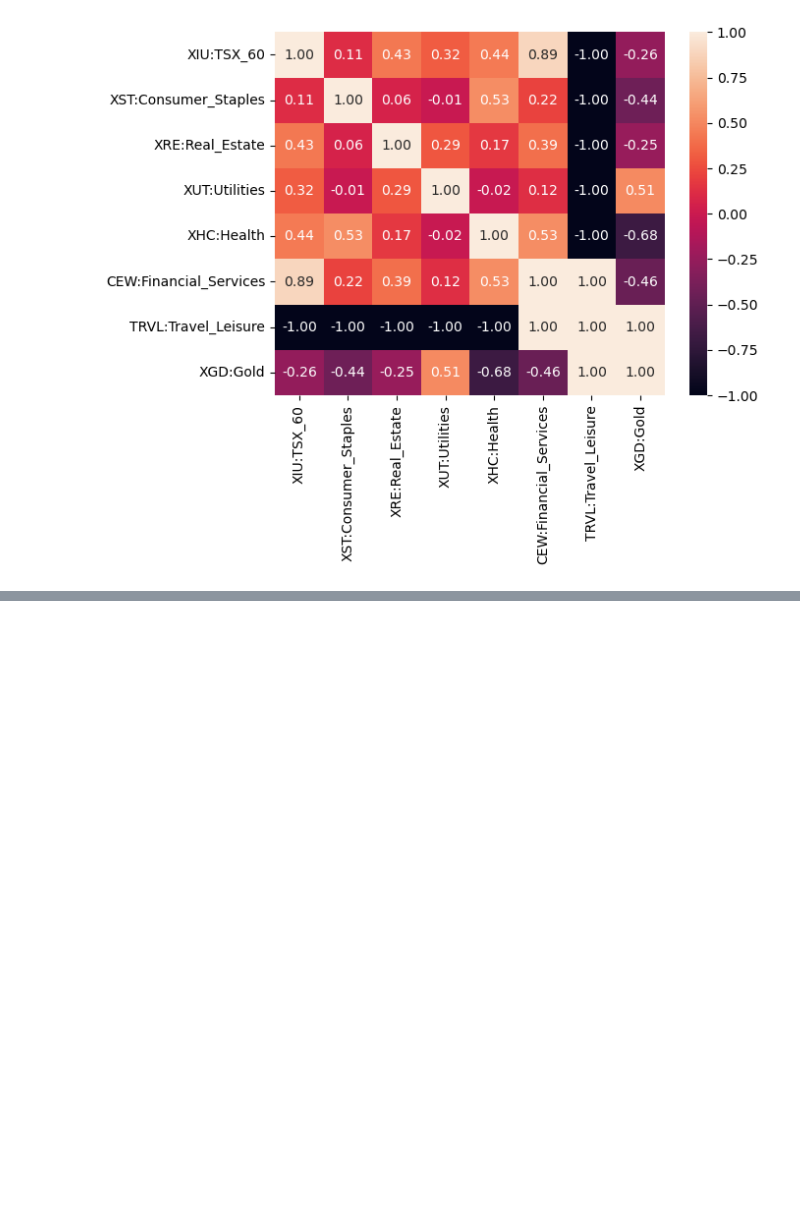
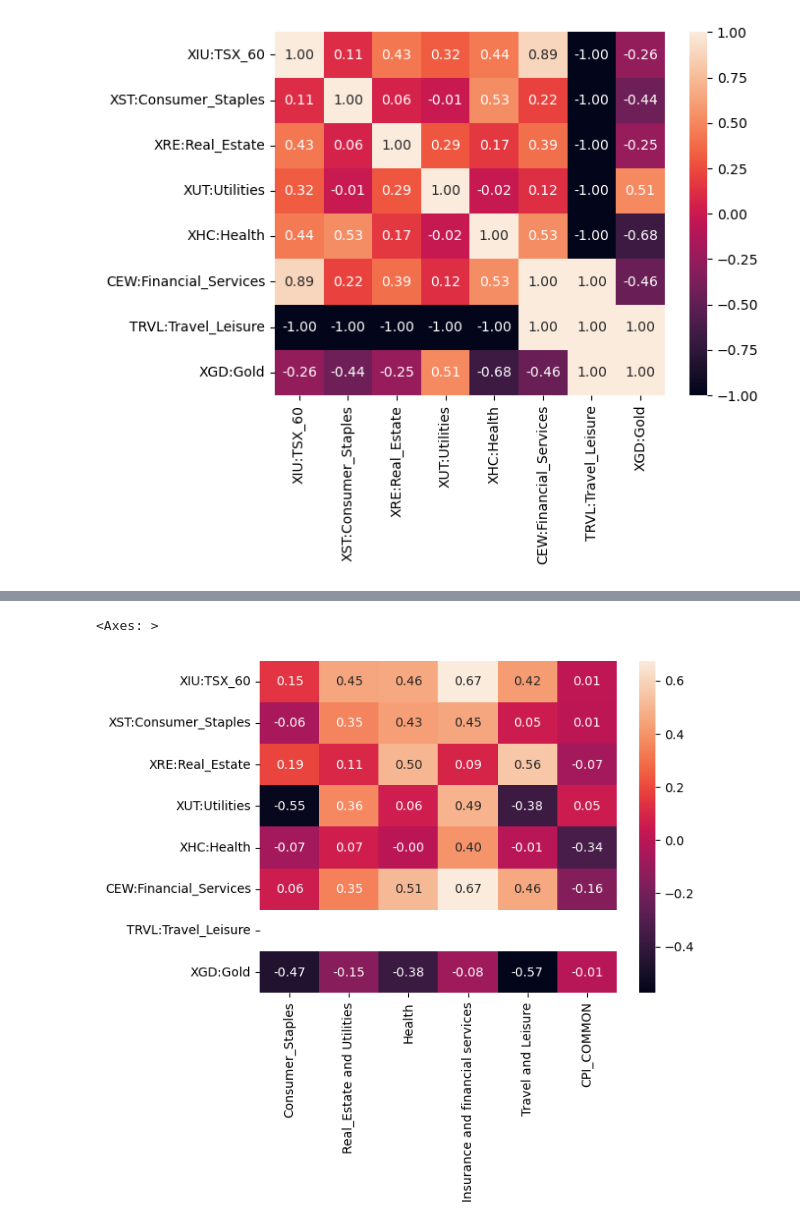
Before and after one commit to Sahib0096/Project-1-Group-3-, a Jupyter notebook: Project 1.ipynb, the cells around one changed output, grey strips where cells are left out. Drawn from its saved outputs; the diff is of its cells as text; code cells hidden in the pictures; blank space fills up the shorter version.

```diff
--- a/Project 1.ipynb
+++ b/Project 1.ipynb
@@ -651,0 +650,5 @@ sns.heatmap(correlation_df.iloc[:-1,-1:],annot=True,fmt='.2f')
+# %%
+sns.heatmap(correlation_df.loc['XIU:TSX_60':'XGD:Gold','Consumer_Staples':'CPI_COMMON'],annot=True, fmt='.2f')
+# %% [output]
+<Axes: >
+[figure, added]
```
Also changed, not shown: parts of 2 cells of this notebook.
